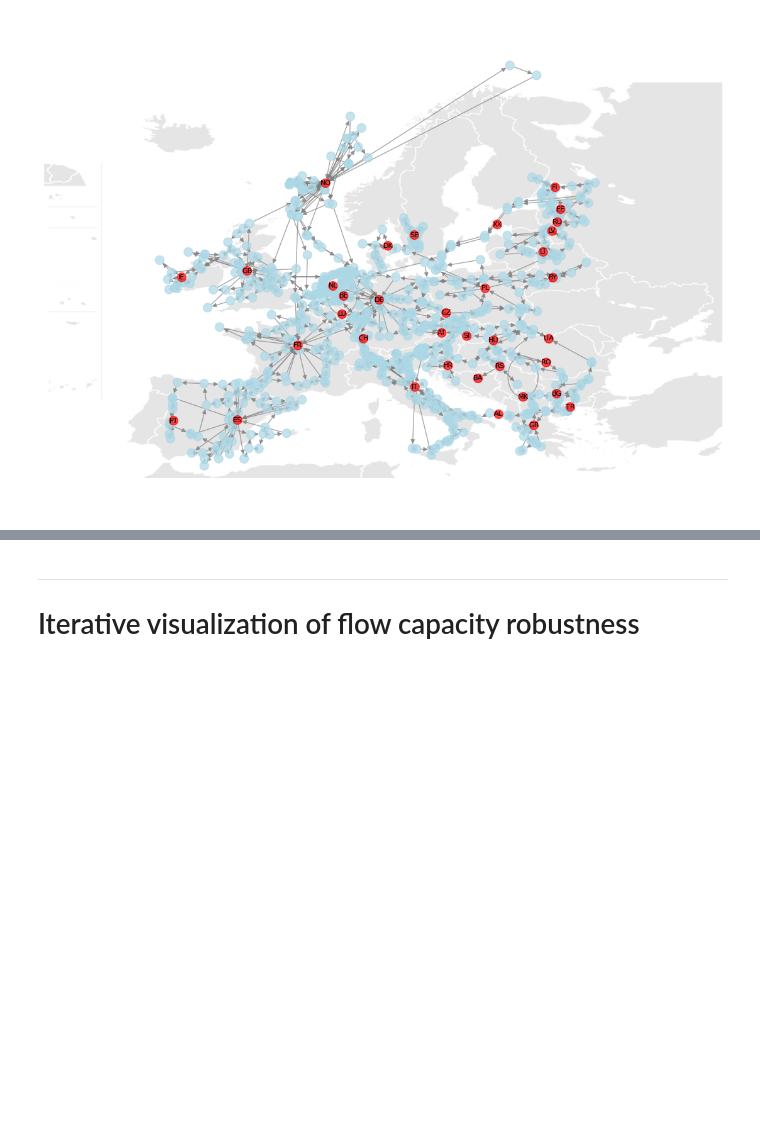
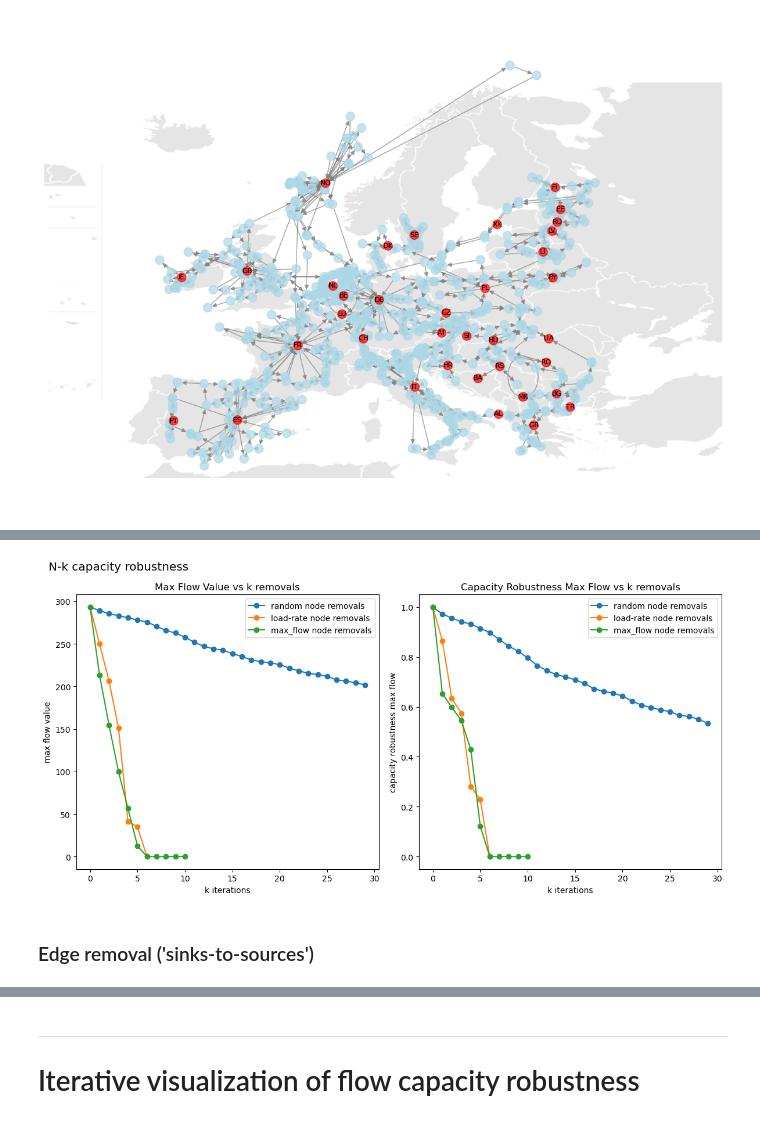
Before and after one commit to johanmasvie/iggielgn_topology_analysis, a Jupyter notebook: SciGrid_EDA.ipynb, the cells around one changed output, grey strips where cells are left out. Cells and saved outputs as stored; diff of their text form; code cells hidden in the pictures; blank space fills up the shorter version.

```diff
--- a/SciGrid_EDA.ipynb
+++ b/SciGrid_EDA.ipynb
@@ -755,0 +344,18 @@ utils.plot_biplot(max_flow_edge_removal_geopolitical_df)
+# %%
+# random_node_removal_geo_df = flow_capacity_robustness(G_with_country_nodes, sources, sinks, k_removals=250, heuristic='random', remove='node', n_benchmarks=n_benchmarks)
+# random_node_removal_geo_df.to_pickle('results/random_node_removal_geo_df.pkl')
+random_node_removal_geo_df = pd.read_pickle('results/random_node_removal_geo_df.pkl')
+# %%
+# load_rate_node_removal_geo_df = flow_capacity_robustness(G_with_country_nodes, sources, sinks, k_removals=250, heuristic='load_rate', remove='node', n_benchmarks=n_benchmarks)
+# load_rate_node_removal_geo_df.to_pickle('results/load_rate_node_removal_geo_df.pkl')
+load_rate_node_removal_geo_df = pd.read_pickle('results/load_rate_node_removal_geo_df.pkl')
+# %%
+# max_flow_node_removal_geo_df = flow_capacity_robustness(G_with_country_nodes, sources, sinks, k_removals=10, heuristic='max_flow', remove='node')
+# max_flow_node_removal_geo_df.to_pickle('results/max_flow_node_removal_geo_df.pkl')
+max_flow_node_removal_geo_df = pd.read_pickle('results/max_flow_node_removal_geo_df.pkl')
+# %%
+utils.plot_heuristic_comparison_biplot([random_node_removal_geo_df.head(30), load_rate_node_removal_geo_df, max_flow_node_removal_geo_df], 'N-k capacity robustness')
+# %% [output]
+[figure, added]
+# %% [markdown]
+### Edge removal ('sinks-to-sources')
```
Also changed, not shown: parts of 90 cells of this notebook, 24 other files.
